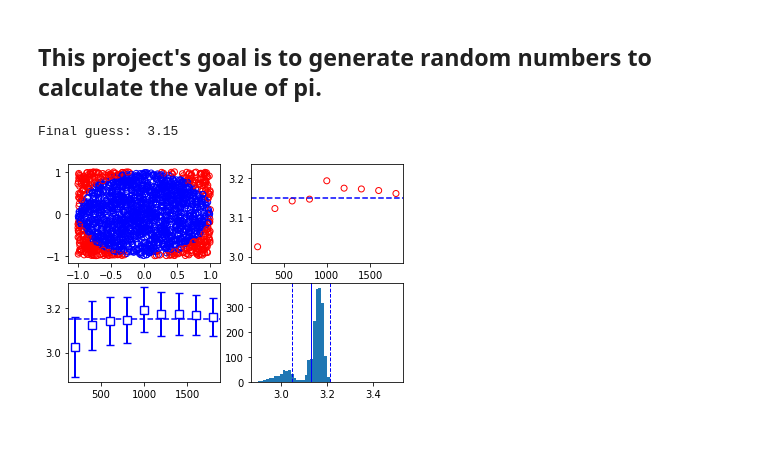
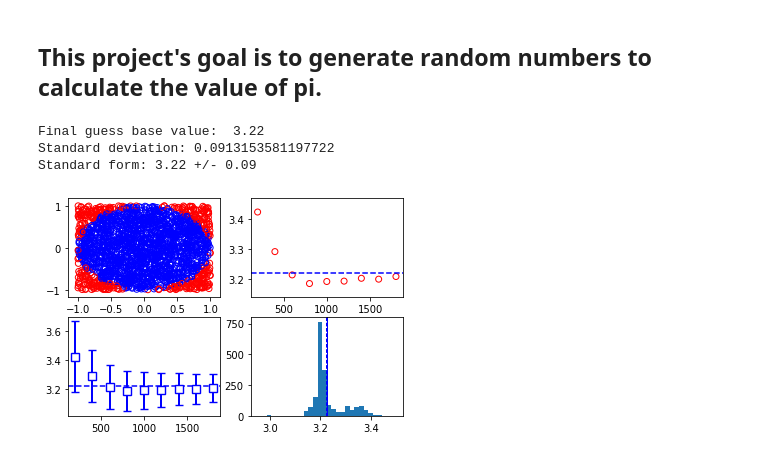
Before and after one commit to max-hanrahan/Py4Phys, a Jupyter notebook: Data Analysis/Pi calculator.ipynb, the cells around one changed output. Saved outputs shown, nothing was run; the diff lists cells and outputs as text; code cells hidden in the pictures.

```diff
--- a/Data Analysis/Pi calculator.ipynb
+++ b/Data Analysis/Pi calculator.ipynb
@@ -12,9 +13,21 @@ def is_important(arg):
         return True
     else:
         return False
+# %%
+# this rounds to one sig fig
+def round_to_1(x):
+    answer = round(x, -int(floor(log10(abs(x)))))
+    if answer >= 1:
+        return int(answer)
+    else:
+        return answer
+
+# this takes two floats and returns a string of them in standard form:
+def standard_form(base, error):
+    return 'Standard form: ' + '{:.{}f}'.format(base, len(str(round_to_1(error))) -2)+ ' +/- '+ str(round_to_1(error))
 # %%
 blue_list = [(0,0)] # initialize these two
-red_list = [(0,0)]
+red_list = [(0,0)] # they must have at least one element
 
 fig, ax = plt.subplots(2,2) # make a 2x2 grid of plots
 
@@ -31,14 +44,16 @@ for i in range(1, 2000):
     pi_guess= 4*len(blue_list) / (len(blue_list) +len(red_list))
     pis.append(pi_guess)
 
-    # the standard deviation of the pi list for both error and histogram
+    # the standard deviation of the pi list for both error and histogram plots
+    # I choose standard dev and not sterror because these error bars are on
+    # individual calculations of pi, rather than a mean of calculated pis
     dev = np.std(np.array(pis))
 
     if is_important(i):
         important_x.append(i)
         important_y.append(pi_guess)
 
-        # we create the "third" plot here so we can get individual error bars for each plotted point
+        # we create the "third" plot first so we can get individual error bars for each plotted point
         ax[1][0].errorbar(i, pi_guess, yerr = dev, markersize=8,fmt='s',color='b',mfc='white',mec='b',
                           elinewidth=2, capsize=4, mew=1.4)
 
@@ -48,36 +63,44 @@ for i in range(1, 2000):
         plot_1 = ax[0][0].scatter(x,y,facecolors='none',edgecolors='b')
 
     else:
         red_list.append((x,y))
         plot_1 = ax[0][0].scatter(x,y,facecolors='none',edgecolors='r')
 
 # the second plot:
 
 ax[0][1].scatter(important_x, important_y, facecolors = 'none', edgecolors = 'r')
 ax[0][1].axhline(y = pi_guess, color = 'b', ls = 'dashed')
 
 # one potential problem with the above graph is that we've only plotted the "important" points...
 # this graph's appearance benefits from having more points, whereas the second plot's appearance
 # benefits from having fewer points. I suppose I could make another list but that seems redundant.
 # Please let me know if there's an easy way to just plot 'n' points on a scatter/error plot!
 
 # add the final guess, as a horizontal line, to plot number three:
 ax[1][0].axhline(y = pi_guess, color = 'b', ls = 'dashed')
 
 # create the fourth and final plot:
+# far left and far right x value
 
-ax[1][1].hist(pis, bins = 50, range = (2.9, 3.5))
+far_left = -3 * dev + np.mean(pis)
+far_right = 3 * dev + np.mean(pis)
+
+ax[1][1].hist(pis, bins = 30, range = (far_left, far_right))
 
 # add vertical lines for the mean of the hist +/ a standard dev
 # this is the mean of the histogram, not necessarily the most accurate pi guess
 ax[1][1].axvline(x=np.mean(pis),color='b',linewidth=1)
-ax[1][1].axvline(x=np.mean(pis)+dev,color='b',linewidth=1,linestyle='dashed')
-ax[1][1].axvline(x=np.mean(pis)-dev,color='b',linewidth=1,linestyle='dashed')
+ax[1][1].axvline(x=np.mean(pis)+dev/np.sqrt(len(pis)),color='b',linewidth=1,linestyle='dashed')
+ax[1][1].axvline(x=np.mean(pis)-dev/np.sqrt(len(pis)),color='b',linewidth=1,linestyle='dashed')
 
-print('Final guess: ', pi_guess) # the final guess, which I presume to be the best
+print('Final guess base value: ', pi_guess) # the final guess, which I presume to be the best
+print('Standard deviation:',dev)
+print(standard_form(pi_guess, dev))
 
 plt.savefig('./4_plots.pdf', bbox_inches = 'tight', transparent = True)
 plt.show()
 # %% [output]
-Final guess:  3.15
+Final guess base value:  3.22
+Standard deviation: 0.0913153581197722
+Standard form: 3.22 +/- 0.09
-[figure, old version]
+[figure, new version]
```
Also changed, not shown: parts of 2 cells of this notebook.
